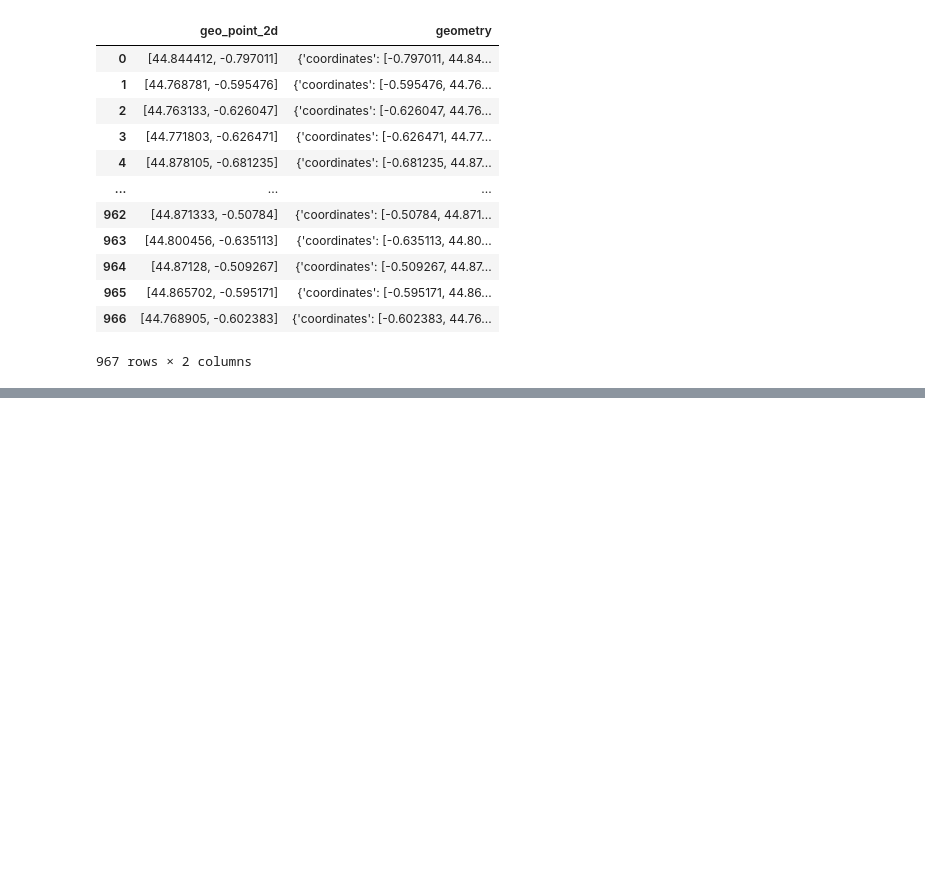
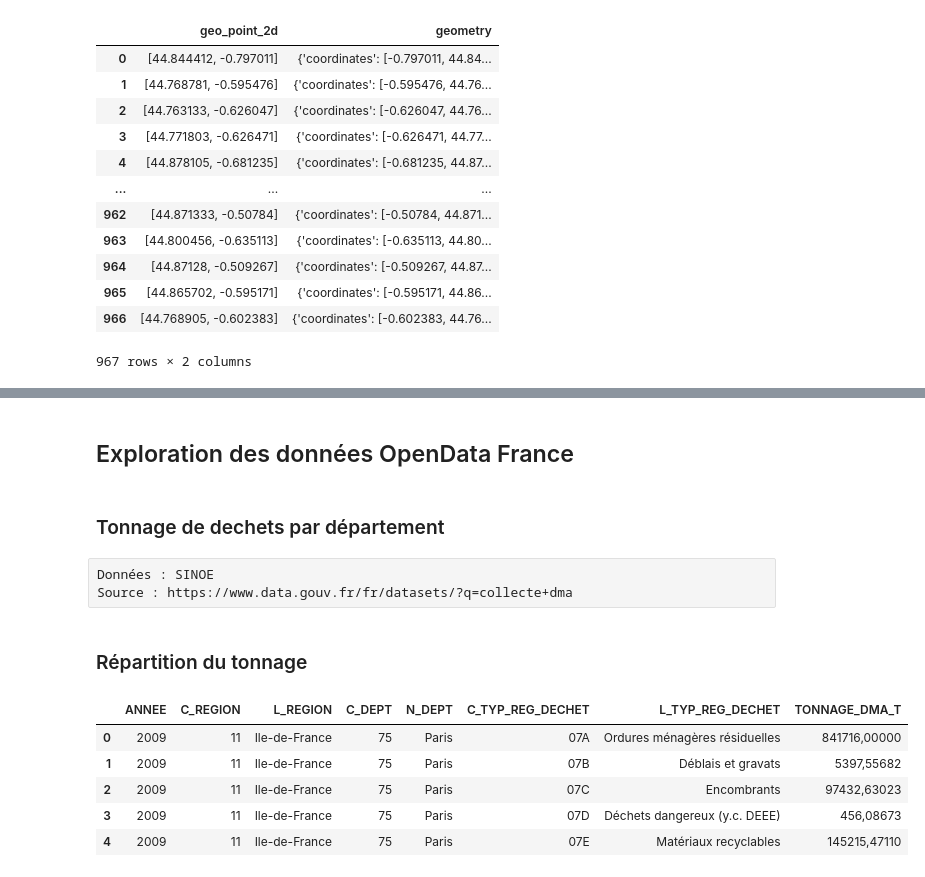
Before and after one commit to wdescamps/side_projects, a Jupyter notebook: Trash_Score/Trash Score v0.1.ipynb, the cells around one changed output, grey strips where cells are left out. Drawn from its saved outputs; the diff is of its cells as text; code cells hidden in the pictures; blank space fills up the shorter version.

```diff
--- a/Trash_Score/Trash Score v0.1.ipynb
+++ b/Trash_Score/Trash Score v0.1.ipynb
@@ -219,0 +222,21 @@ df_bornes_verre
+# %% [markdown]
+## Exploration des données OpenData France
+# %% [markdown]
+### Tonnage de dechets par département
+# %% [raw]
+Données : SINOE
+Source : https://www.data.gouv.fr/fr/datasets/?q=collecte+dma
+# %% [markdown]
+### Répartition du tonnage
+# %%
+df_tonnage_raw=pd.read_csv("/Users/WDescamps/Desktop/code_projects/side_projects/Trash_Score/France_waste_data/JD_ENQUETE_COLLECTE_DMA_TYPE_DECHET.csv", sep=';')
+df_tonnage= df_tonnage_raw.copy()
+# %%
+df_tonnage.head(5)
+# %% [output]
+|  | ANNEE | C_REGION | L_REGION | C_DEPT | N_DEPT | C_TYP_REG_DECHET | L_TYP_REG_DECHET | TONNAGE_DMA_T |
+| 0 | 2009 | 11 | Ile-de-France | 75 | Paris | 07A | Ordures ménagères résiduelles | 841716,00000 |
+| 1 | 2009 | 11 | Ile-de-France | 75 | Paris | 07B | Déblais et gravats | 5397,55682 |
+| 2 | 2009 | 11 | Ile-de-France | 75 | Paris | 07C | Encombrants | 97432,63023 |
+| 3 | 2009 | 11 | Ile-de-France | 75 | Paris | 07D | Déchets dangereux (y.c. DEEE) | 456,08673 |
+| 4 | 2009 | 11 | Ile-de-France | 75 | Paris | 07E | Matériaux recyclables | 145215,47110 |
```
Also changed, not shown: parts of 46 cells of this notebook.
